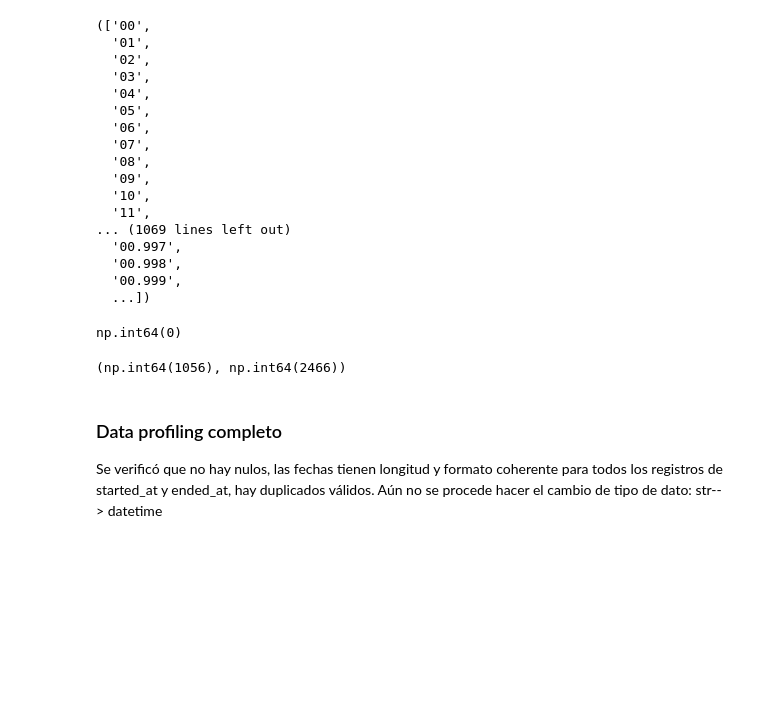
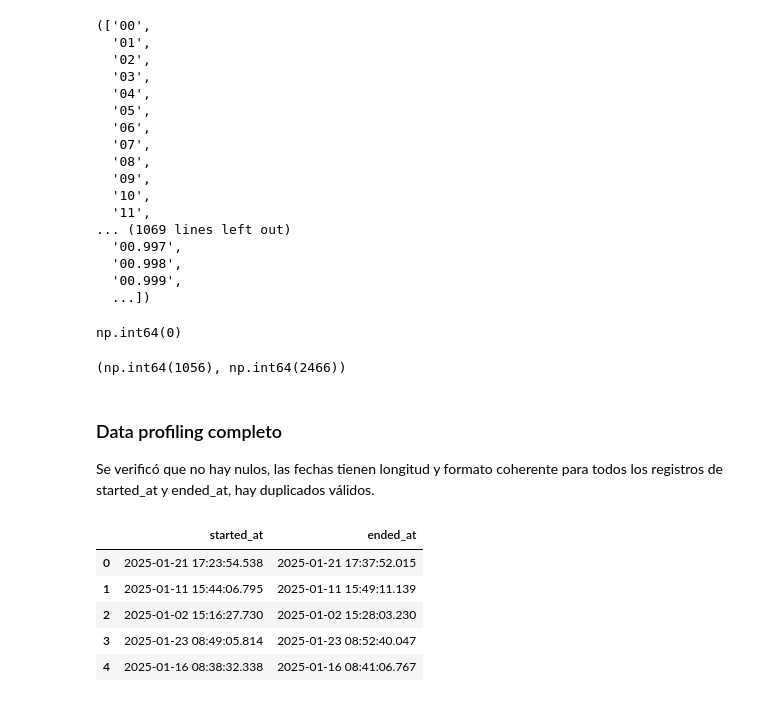
Before and after one commit to urcuninna/cyclistic_project, a Jupyter notebook: eda_diagnostico.ipynb, the cells around one changed output. Drawn from its saved outputs; the diff is of its cells as text; code cells hidden in the pictures; blank space fills up the shorter version.

```diff
--- a/eda_diagnostico.ipynb
+++ b/eda_diagnostico.ipynb
@@ -447,4 +446,4 @@ duplicados_s, duplicados_e
 # %% [markdown]
 ### Data profiling completo
 
-Se verificó que no hay nulos, las fechas tienen longitud y formato coherente para todos los registros de started_at y ended_at, hay duplicados válidos. Aún no se procede hacer el cambio de tipo de dato: str--> datetime
+Se verificó que no hay nulos, las fechas tienen longitud y formato coherente para todos los registros de started_at y ended_at, hay duplicados válidos.
@@ -450,0 +455,9 @@ Se verificó que no hay nulos, las fechas tienen longitud y formato coherente pa
+# %%
+df[['started_at','ended_at']].head()
+# %% [output]
+|  | started_at | ended_at |
+| 0 | 2025-01-21 17:23:54.538 | 2025-01-21 17:37:52.015 |
+| 1 | 2025-01-11 15:44:06.795 | 2025-01-11 15:49:11.139 |
+| 2 | 2025-01-02 15:16:27.730 | 2025-01-02 15:28:03.230 |
+| 3 | 2025-01-23 08:49:05.814 | 2025-01-23 08:52:40.047 |
+| 4 | 2025-01-16 08:38:32.338 | 2025-01-16 08:41:06.767 |
```
Also changed, not shown: parts of 21 cells of this notebook.
